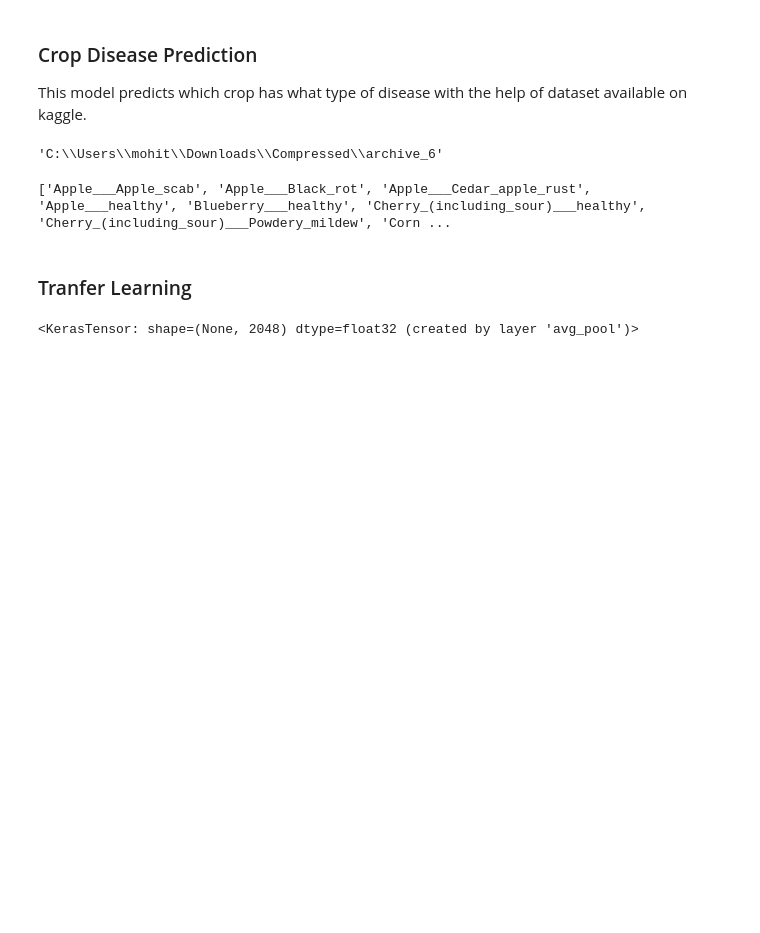
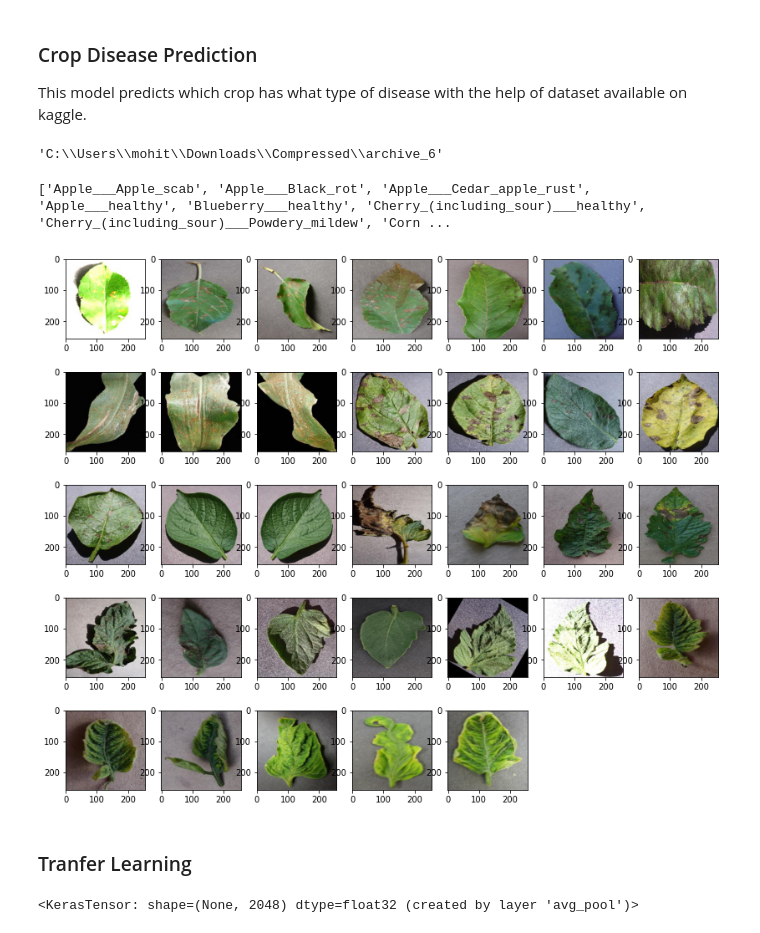
Before and after one commit to Mohit352-bit/Machine-Learning, a Jupyter notebook: Neural Network/Crop Disease Prediction.ipynb, the cells around one changed output. Cells and saved outputs as stored; diff of their text form; code cells hidden in the pictures; blank space fills up the shorter version.

```diff
--- a/Neural Network/Crop Disease Prediction.ipynb
+++ b/Neural Network/Crop Disease Prediction.ipynb
@@ -29,6 +30,18 @@ file = os.listdir(train_data)
 print(file[:])
 # %% [output]
 ['Apple___Apple_scab', 'Apple___Black_rot', 'Apple___Cedar_apple_rust', 'Apple___healthy', 'Blueberry___healthy', 'Cherry_(including_sour)___healthy', 'Cherry_(including_sour)___Powdery_mildew', 'Corn ...
+# %%
+image_name =  os.listdir('test')
+cn = 1
+plt.figure(figsize=(14,12))
+for fn in image_name:
+    img = mpimg.imread('test/'+fn)
+    plt.subplot(5,7, cn)
+    plt.imshow(img)
+    cn +=1
+plt.show()
+# %% [output]
+[figure, added]
 # %% [markdown]
 ### Tranfer Learning
 # %%
```
Also changed, not shown: parts of 10 cells of this notebook.
